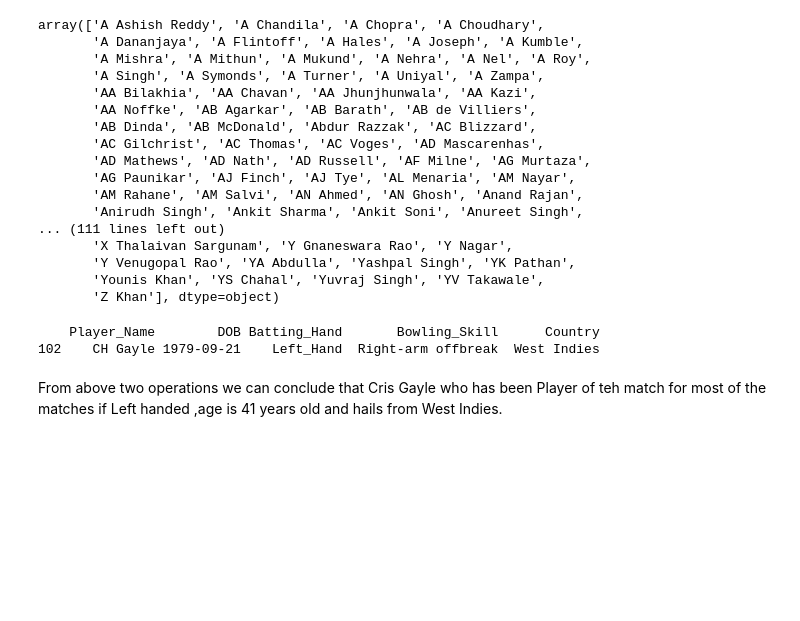
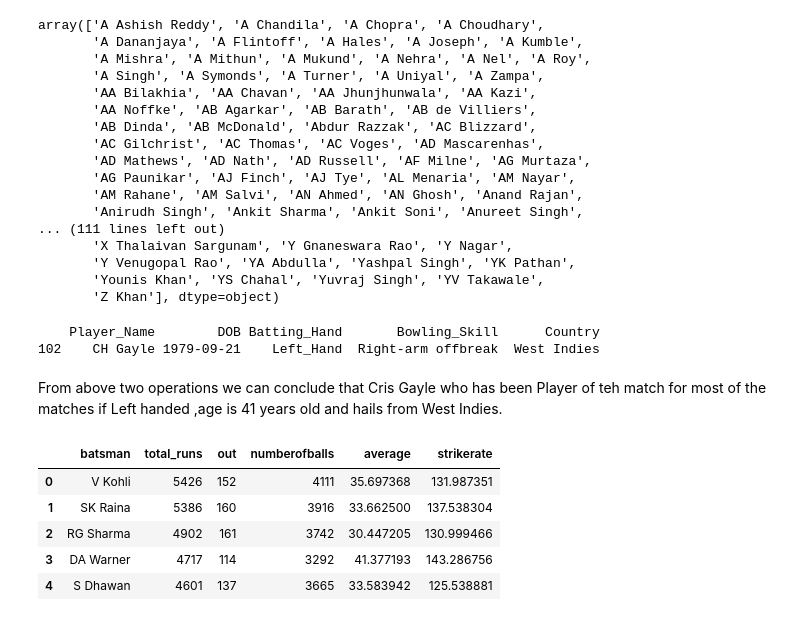
Before and after one commit to 15021996/IPL_DataAnalysis, a Jupyter notebook: Soumya_Team_3_Capstone_Project.ipynb, the cells around one changed output. Cells and saved outputs as stored; diff of their text form; code cells hidden in the pictures; blank space fills up the shorter version.

```diff
--- a/Soumya_Team_3_Capstone_Project.ipynb
+++ b/Soumya_Team_3_Capstone_Project.ipynb
@@ -354,0 +358,9 @@ This is sample line
+# %%
+most_runs_average_strikerate_df.head()
+# %% [output]
+|  | batsman | total_runs | out | numberofballs | average | strikerate |
+| 0 | V Kohli | 5426 | 152 | 4111 | 35.697368 | 131.987351 |
+| 1 | SK Raina | 5386 | 160 | 3916 | 33.662500 | 137.538304 |
+| 2 | RG Sharma | 4902 | 161 | 3742 | 30.447205 | 130.999466 |
+| 3 | DA Warner | 4717 | 114 | 3292 | 41.377193 | 143.286756 |
+| 4 | S Dhawan | 4601 | 137 | 3665 | 33.583942 | 125.538881 |
```
Also changed, not shown: parts of 3 cells of this notebook.
